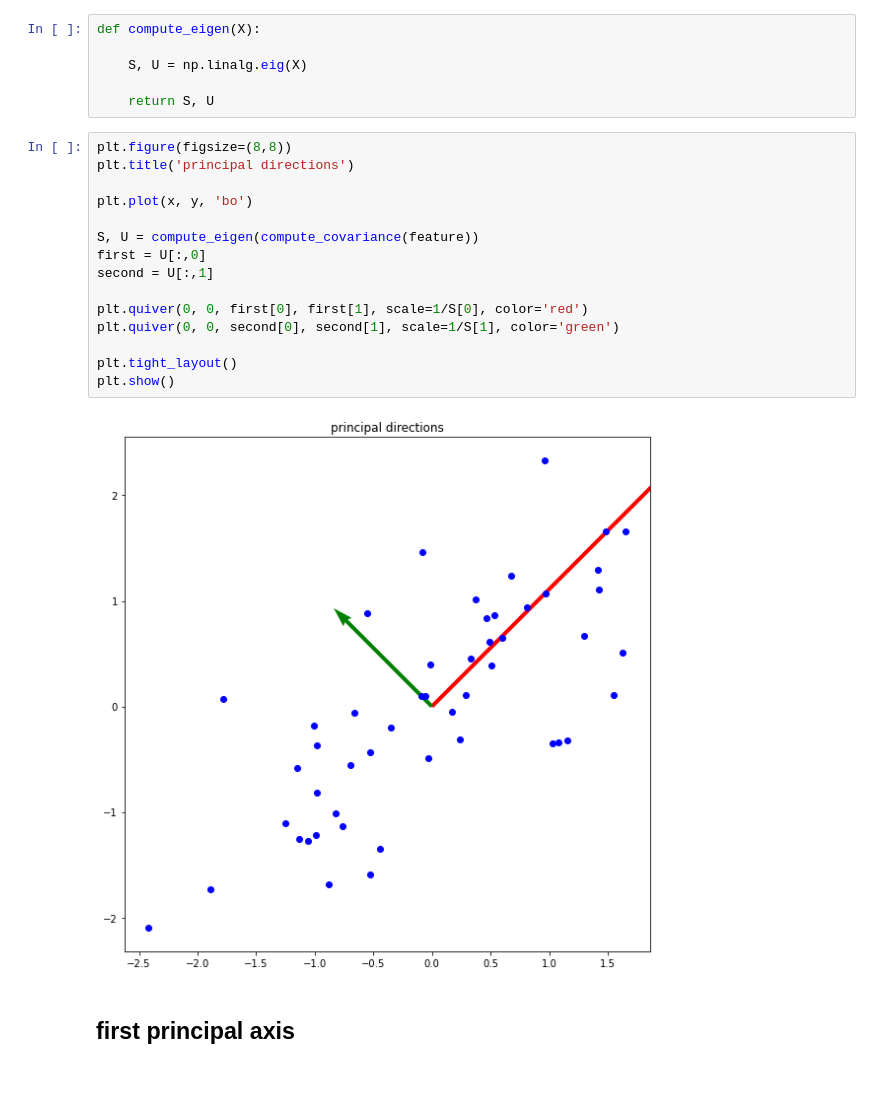
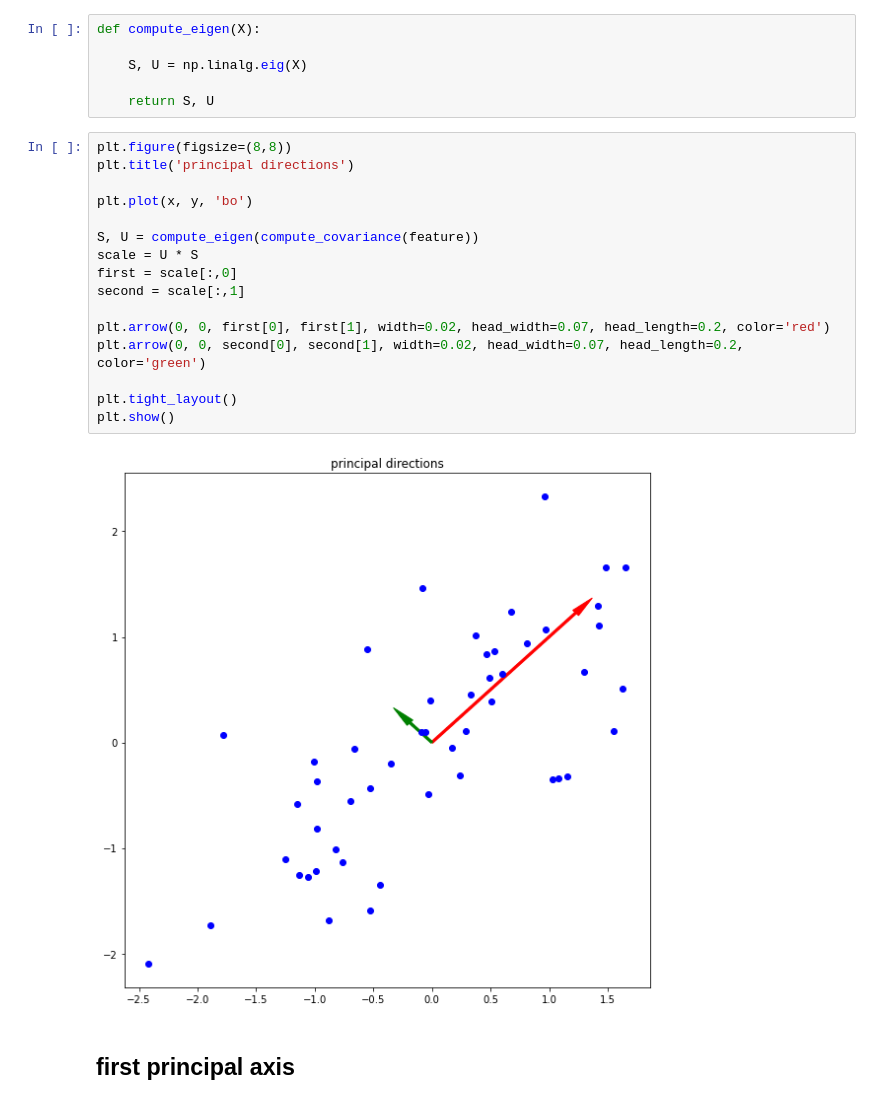
Before and after one commit to 2JooYeon/assignment-machine-learning, a Jupyter notebook: 12/assignment_12.ipynb, the cells around one changed output. Drawn from its saved outputs; the diff is of its cells as text.

```diff
--- a/12/assignment_12.ipynb
+++ b/12/assignment_12.ipynb
@@ -80,19 +80,20 @@ def compute_eigen(X):
 # %%
 plt.figure(figsize=(8,8))
 plt.title('principal directions')
 
 plt.plot(x, y, 'bo')
 
 S, U = compute_eigen(compute_covariance(feature))
-first = U[:,0]
-second = U[:,1]
+scale = U * S
+first = scale[:,0]
+second = scale[:,1]
 
-plt.quiver(0, 0, first[0], first[1], scale=1/S[0], color='red')
-plt.quiver(0, 0, second[0], second[1], scale=1/S[1], color='green')
+plt.arrow(0, 0, first[0], first[1], width=0.02, head_width=0.07, head_length=0.2, color='red')
+plt.arrow(0, 0, second[0], second[1], width=0.02, head_width=0.07, head_length=0.2, color='green')
 
 plt.tight_layout()
 plt.show()
 # %% [output]
-[figure, old version]
+[figure, new version]
 # %% [markdown]
 ## first principal axis
```
Also changed, not shown: parts of 2 cells of this notebook.
